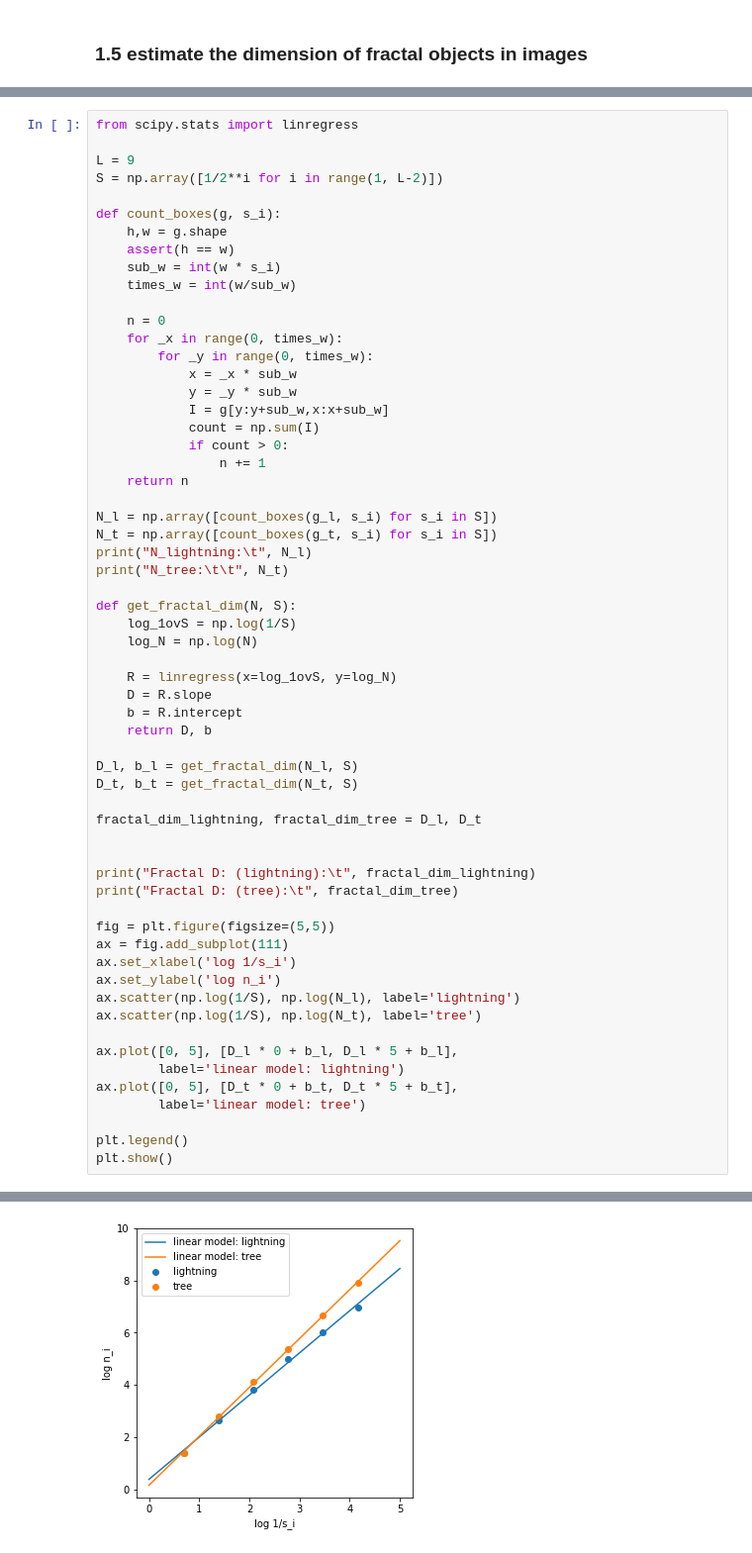
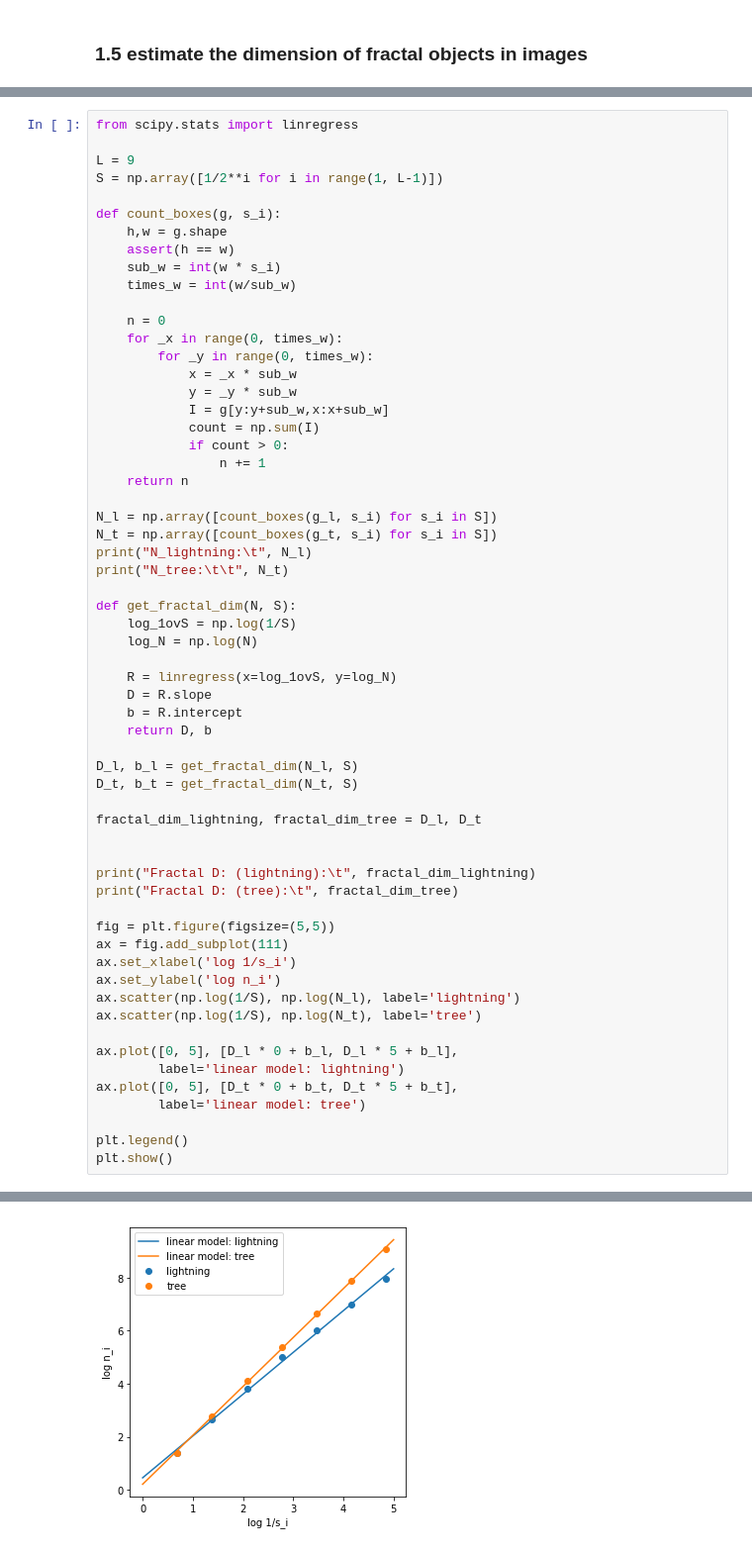
Before and after one commit to jutanke/bit_projects, a Jupyter notebook: project1/final_solution.ipynb, the cells around one changed output, grey strips where cells are left out. Shown at 99% size. Cells and saved outputs as stored; diff of their text form.

```diff
--- a/project1/final_solution.ipynb
+++ b/project1/final_solution.ipynb
@@ -482,7 +571,7 @@ plt.show()
 from scipy.stats import linregress
 
 L = 9
-S = np.array([1/2**i for i in range(1, L-2)])
+S = np.array([1/2**i for i in range(1, L-1)])
 
 def count_boxes(g, s_i):
     h,w = g.shape
@@ -546 +635 @@ Fractal D: (tree):       1.87371867662
-[figure, old version]
+[figure, new version]
```
Also changed, not shown: parts of 4 cells of this notebook, 1 other file.
